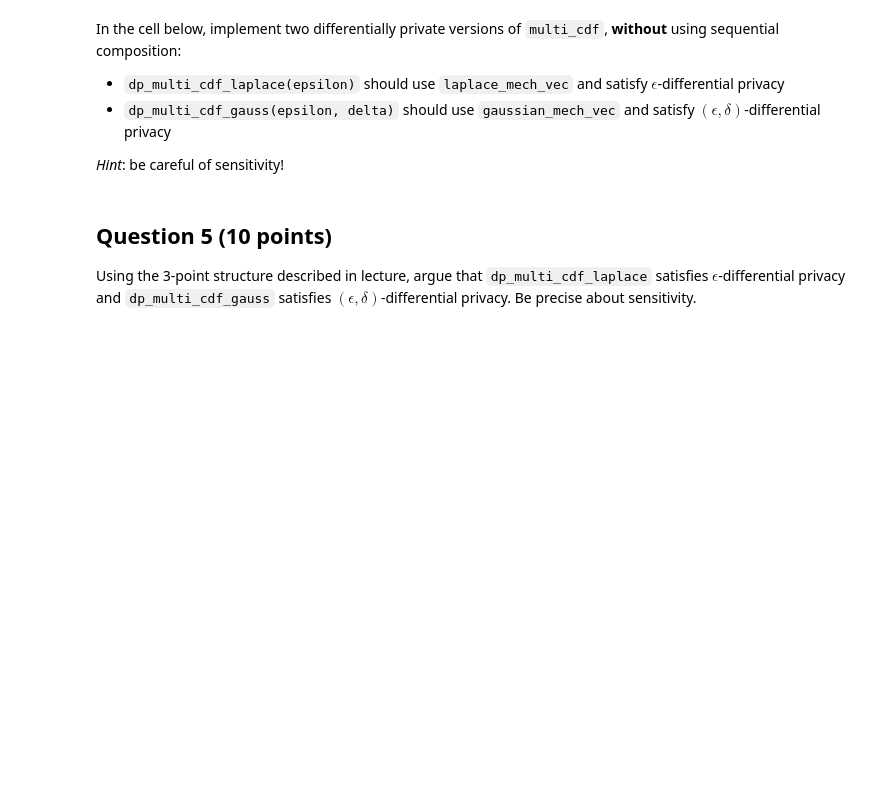
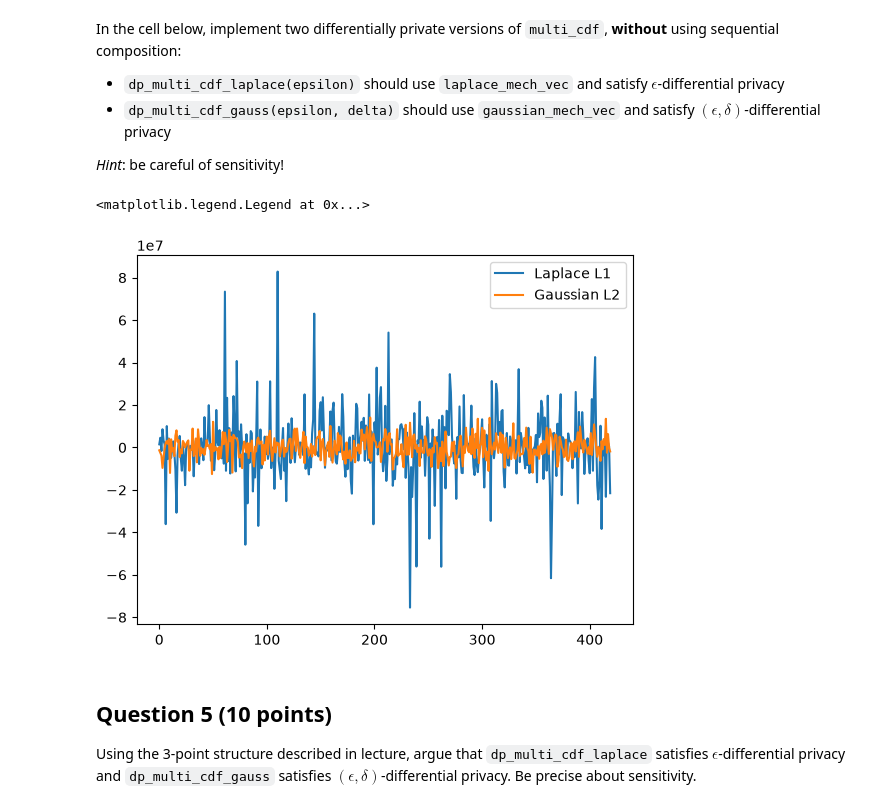
Before and after one commit to Everbeek17/cs5110-data-privacy, a Jupyter notebook: homework/CS3110_HW_6.ipynb, the cells around one changed output. Saved outputs shown, nothing was run; the diff lists cells and outputs as text; code cells hidden in the pictures; blank space fills up the shorter version.

```diff
--- a/homework/CS3110_HW_6.ipynb
+++ b/homework/CS3110_HW_6.ipynb
@@ -144,20 +171,45 @@ In the cell below, implement two differentially private versions of `multi_cdf`,
 - `dp_multi_cdf_gauss(epsilon, delta)` should use `gaussian_mech_vec` and satisfy $(\epsilon, \delta)$-differential privacy
 
 _Hint_: be careful of sensitivity!
-# %%
-def dp_multi_cdf_laplace(epsilon):
-    # YOUR CODE HERE
-    raise NotImplementedError()
-
-
-def dp_multi_cdf_gauss(epsilon, delta):
-    # YOUR CODE HERE
-    raise NotImplementedError()
-
-
-plt.plot(dp_multi_cdf_laplace(1.0), label="Laplace L1")
-plt.plot(dp_multi_cdf_gauss(1.0, 1e-5), label="Gaussian L2")
-plt.legend()
+# %%
+def dp_multi_cdf_laplace(epsilon):
+    # Calculate l1 sensitivity
+    l1_sensitivity_sum = 0
+    for col, (upper, step) in cdf_columns.items():
+        # count how many steps there are
+        step_count = upper // step
+        # multiply the number of steps by the upper bound to get the contribution to the L1 sensitivity
+        l1_sensitivity_sum += step_count * upper
+
+    l1_sensitivity = l1_sensitivity_sum
+
+    return laplace_mech_vec(
+        multi_cdf(), sensitivity=l1_sensitivity, epsilon=epsilon
+    )
+
+
+def dp_multi_cdf_gauss(epsilon, delta):
+    # Calculate l2 sensitivity
+    l2_sensitivity_squared_sum = 0
+    for col, (upper, step) in cdf_columns.items():
+        # count how many steps there are
+        step_count = upper // step
+        # multiply the number of steps by the upper bound squared to get the contribution to the L2 sensitivity
+        l2_sensitivity_squared_sum += step_count * upper**2
+    # Take square root to get the L2 sensitivity
+    l2_sensitivity = np.sqrt(l2_sensitivity_squared_sum)
+
+    return gaussian_mech_vec(
+        multi_cdf(), sensitivity=l2_sensitivity, epsilon=epsilon, delta=delta
+    )
+
+
+plt.plot(dp_multi_cdf_laplace(1.0), label="Laplace L1")
+plt.plot(dp_multi_cdf_gauss(1.0, 1e-5), label="Gaussian L2")
+plt.legend()
+# %% [output]
+<matplotlib.legend.Legend at 0x...>
+[figure, added]
 # %% [markdown]
 ## Question 5 (10 points)
 
```
Also changed, not shown: parts of 8 cells of this notebook.
